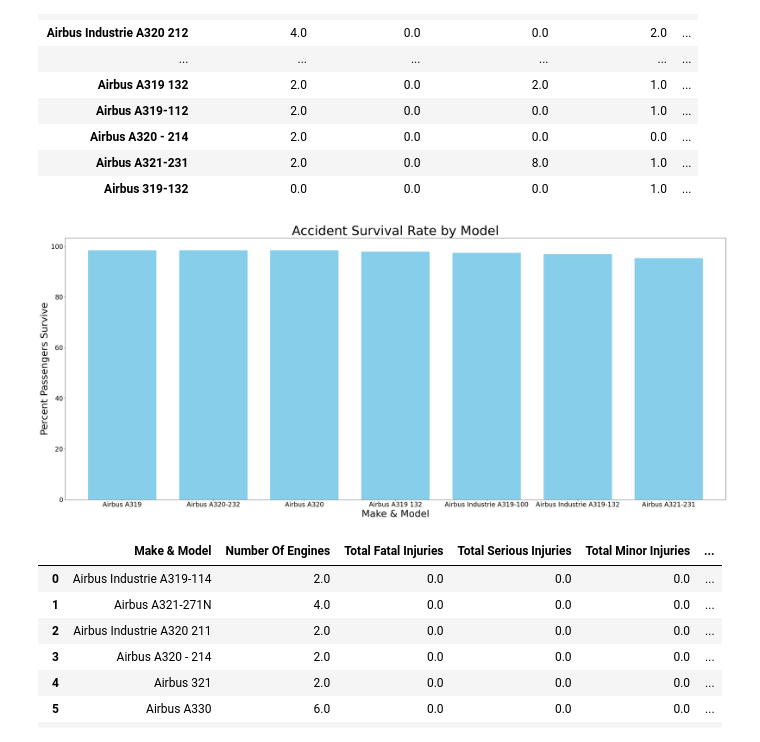
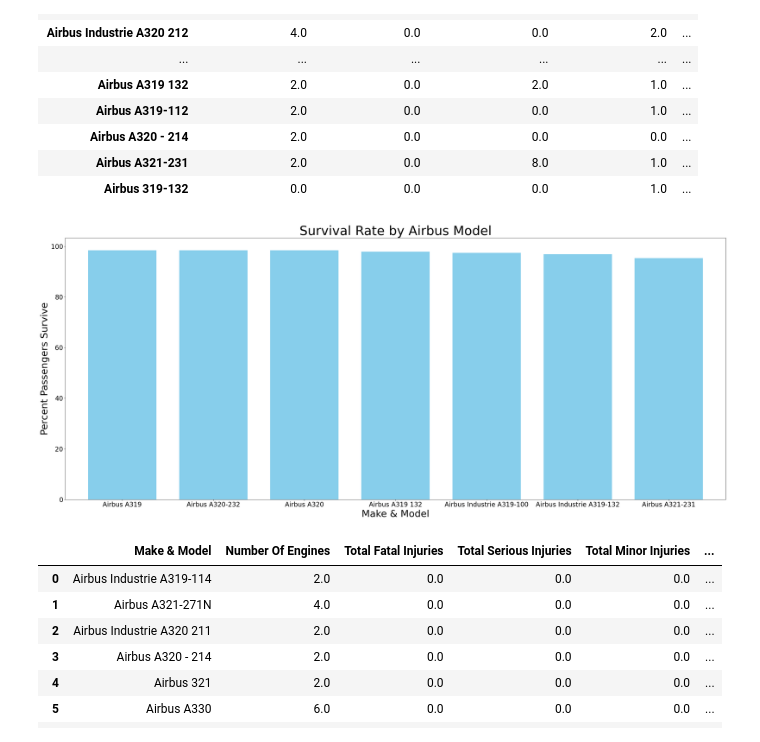
Before and after one commit to serbinaekaterinai/Aircraft-EDA-Project-, a Jupyter notebook: Aircraft_Accidents_EDA.ipynb, the cells around one changed output. Drawn from its saved outputs; the diff is of its cells as text; code cells hidden in the pictures.

```diff
--- a/Phase1_Project.ipynb
+++ b/Aircraft_Accidents_EDA.ipynb
@@ -15,7 +15,7 @@ warnings.filterwarnings("ignore")
 # %% [markdown]
 ## Read Data
 # %%
-df = pd.read_csv('Emily/Data/AviationData.csv', encoding = 'latin1')
+df = pd.read_csv('./Data/AviationData.csv', encoding = 'latin1')
 df.head()
 # %% [output]
 |  | Event.Id | Investigation.Type | Accident.Number | Event.Date | Location | Country | Latitude | Longitude | ... |
@@ -576,19 +603,20 @@ airbus_df_model['Percent Uninjured'] = (airbus_df_model['Total Uninjured'] / air
 airbus_df_model['Percent Survivors'] = (airbus_df_model['Total Survivors'] / airbus_df_model['Total Passengers'])*100
 airbus_df_model.sort_values(by='Total Passengers', ascending=False, inplace=True)
 # %%
+# Create a bar plot to visualize the Survival Rate by Airbus Model
 airbus_df_model.sort_values(by='Percent Uninjured', ascending=False, inplace=True)
 least_good = airbus_df_model['Percent Uninjured'].tail(7)
 plt.figure(figsize=(30,13))
 least_good.plot(kind='bar', color='skyblue', width=0.75)
 plt.xlabel('Make & Model', fontsize=30)
 plt.ylabel('Percent Passengers Survive', fontsize=30)
-plt.title('Accident Survival Rate by Model', fontsize=40)
+plt.title('Survival Rate by Airbus Model', fontsize=40)
 plt.xticks(rotation=0,fontsize=20)
 plt.yticks(rotation=0,fontsize=20)
 plt.tight_layout()
 plt.show()
 # %% [output]
-[figure, old version]
+[figure, new version]
 # %%
 airbus_df_model.reset_index(inplace=True)
 airbus_df_model['Consolidated'] = [str(x[:11]) for x in airbus_df_model['Make & Model']]
```
Also changed, not shown: parts of 56 cells of this notebook, 10 other files.
